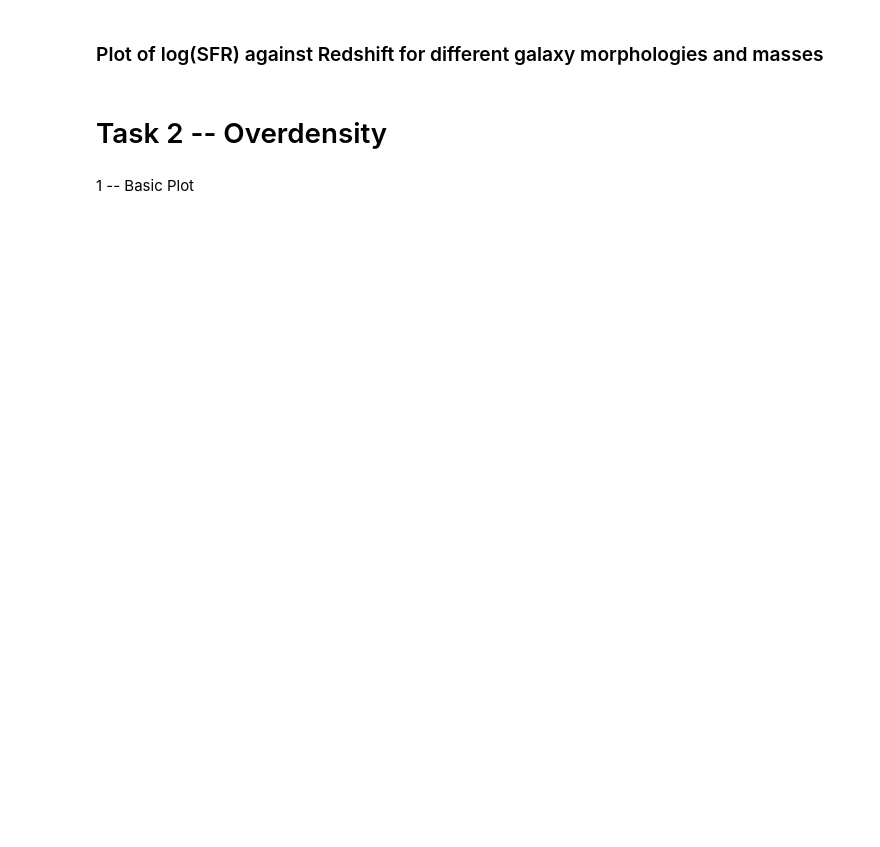
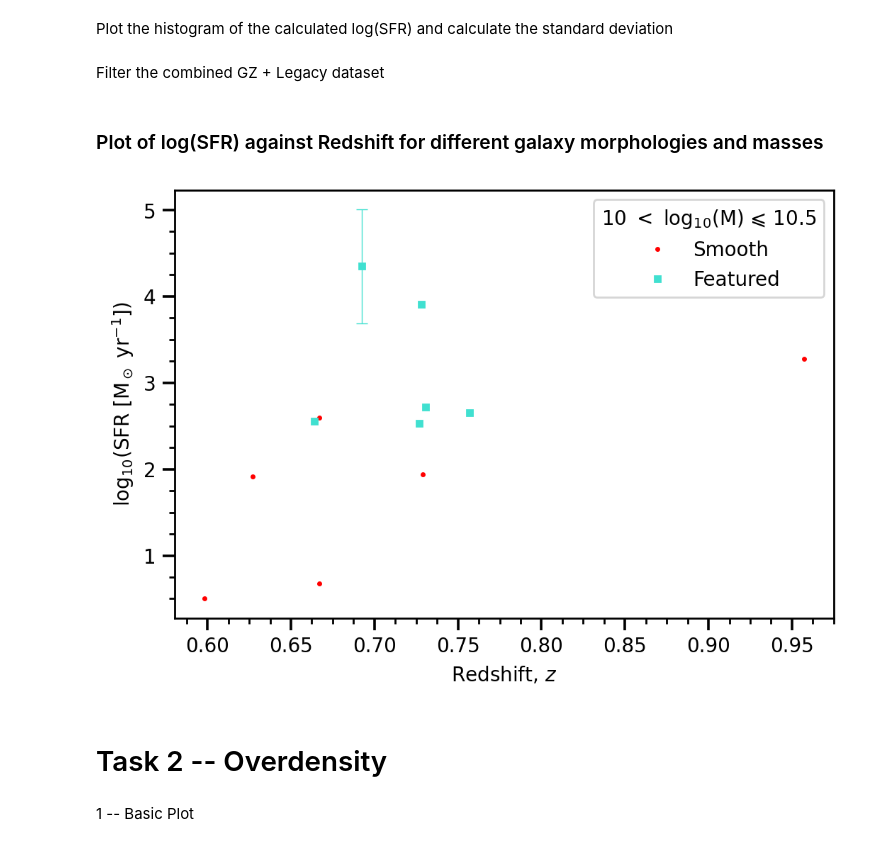
Before and after one commit to nick1404/PHYS369, a Jupyter notebook: main.ipynb, the cells around one changed output. Saved outputs shown, nothing was run; the diff lists cells and outputs as text; code cells hidden in the pictures; blank space fills up the shorter version.

```diff
--- a/main.ipynb
+++ b/main.ipynb
@@ -91,0 +146,2 @@ plt.show()
+# %% [markdown]
+Plot the histogram of the calculated log(SFR) and calculate the standard deviation
@@ -92 +154,3 @@ plt.show()
+# %% [markdown]
+Filter the combined GZ + Legacy dataset
 # %%
@@ -108,16 +167,19 @@ feat_df = new_df[new_df["type"] == "F"]
 # %%
 #Split mass into bins
 smooth_m1 = smooth_df[smooth_df["fast_lmass"] <= 10.5]
 smooth_m2 = smooth_df[(smooth_df["fast_lmass"] >= 10.5) & (smooth_df["fast_lmass"] <= 11)]
 smooth_m3 = smooth_df[smooth_df["fast_lmass"] > 11]
+
 feat_m1 = feat_df[feat_df["fast_lmass"] <= 10.5]
 feat_m2 = feat_df[(feat_df["fast_lmass"] >= 10.5) & (feat_df["fast_lmass"] <= 11)]
 feat_m3 = feat_df[feat_df["fast_lmass"] > 11]
 
-plot_data = [[smooth_m3["z_spec"], smooth_m3["lSFR_final"]], [feat_m3["z_spec"], feat_m3["lSFR_final"]]]
+plot_data = [[smooth_m1["z_spec"], smooth_m1["lSFR_final"]], [feat_m1["z_spec"], feat_m1["lSFR_final"]]]
 
-plotstart(plot_data, "scatter", dataset=[
-          "Smooth", "Featured"], y_label="lSFR_final", x_label="Redshift")
+plotstart(plot_data, dataset=[
+          "Smooth", "Featured"], y_label="$\log_{10}(\mathrm{SFR} \ [\mathrm{M}_\odot \ \mathrm{yr}^{-1}])$", x_label="Redshift, $z$", legend_title="10 $<$ $\log_{10}$(M) $\leqslant$ 10.5", f=17)
+# %% [output]
+[figure, added]
 # %% [markdown]
 # Task 2 -- Overdensity
 # %% [markdown]
```
Also changed, not shown: parts of 21 cells of this notebook, 2 other files.
